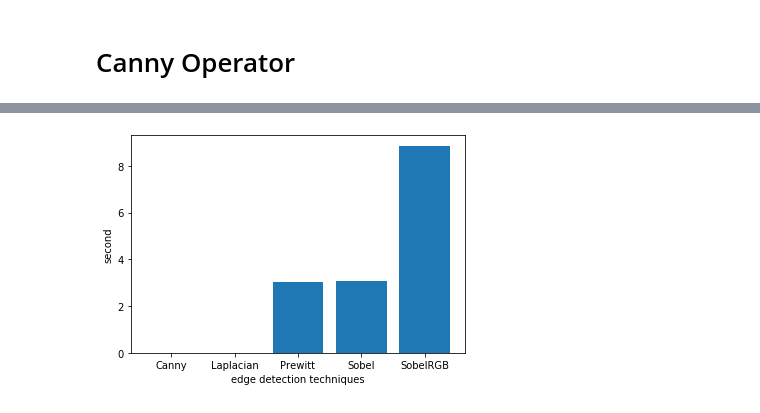
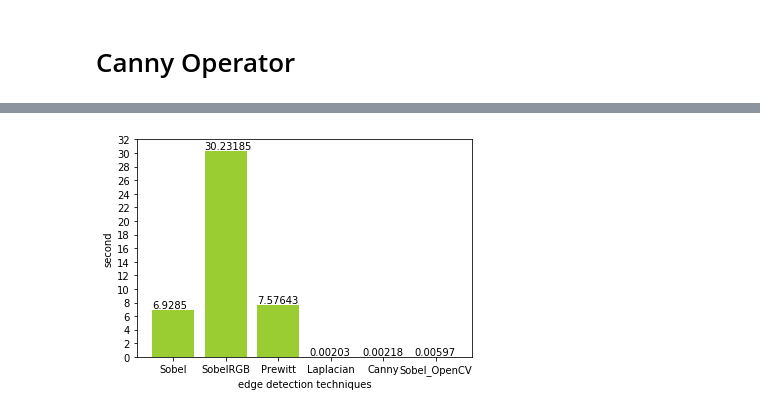
Before and after one commit to krisztianbenda/smart-caption-localization, a Jupyter notebook: scripts/edge_detectors.ipynb, the cells around one changed output, grey strips where cells are left out. Cells and saved outputs as stored; diff of their text form; code cells hidden in the pictures.

```diff
--- a/scripts/edge_detectors.ipynb
+++ b/scripts/edge_detectors.ipynb
@@ -252,11 +295,17 @@ plt.show()
 [figure]
 # %%
-techniques = {'Sobel': 3.0601890087127686, 'SobelRGB': 8.856742858886719, 'Prewitt': 3.0104100704193115,
-              'Laplacian': 0.0011129379272460938, 'Canny': 0.0014858245849609375}
+techniques = {
+    'Sobel': 6.928497076034546,
+    'SobelRGB': 30.231852054595947,
+    'Prewitt': 7.576431274414062,
+              'Laplacian': 0.002028226852416992, 'Canny': 0.002179861068725586, 'Sobel_OpenCV': 0.0059740543365478516}
 
-plt.bar(*zip(*sorted(techniques.items())))
+plt.bar(*zip(*techniques.items()), color='yellowgreen')
 plt.ylabel('second')
 plt.xlabel('edge detection techniques')
+plt.yticks(np.arange(0, 33, 2))
+for index, value in enumerate(techniques.values()):
+    plt.text(index-0.4, value+0.3, str(round(value,5)), fontweight='light')
 plt.show()
 # %% [output]
-[figure, old version]
+[figure, new version]
```
Also changed, not shown: parts of 8 cells of this notebook, 13 other files.
